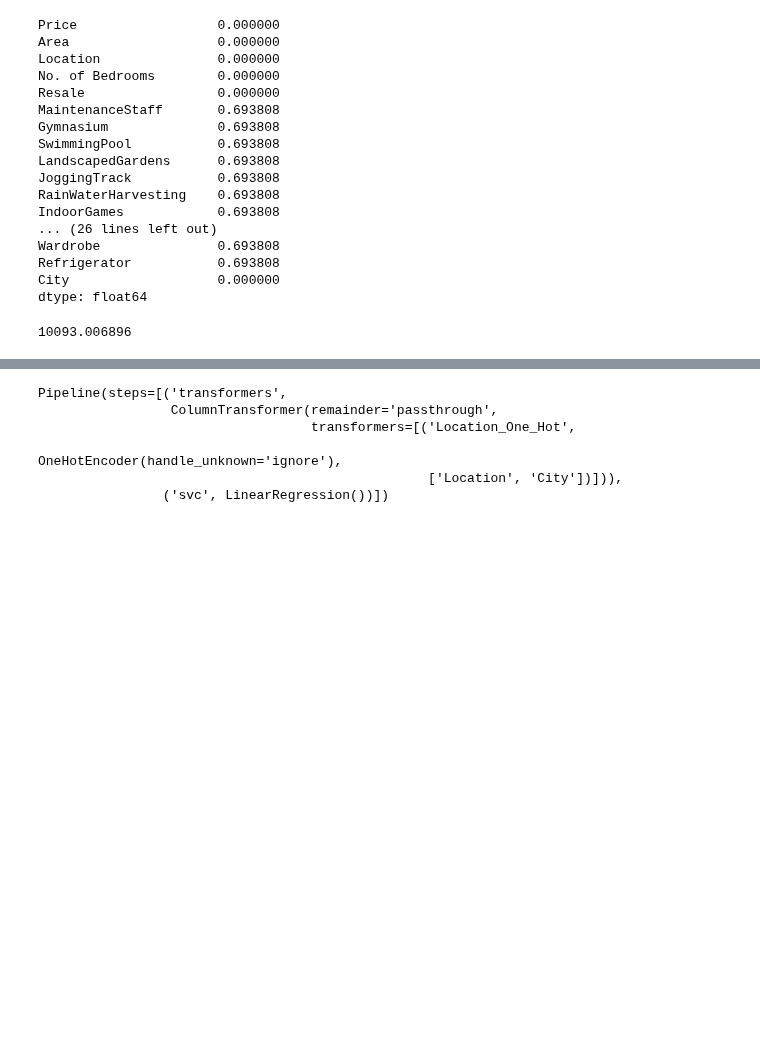
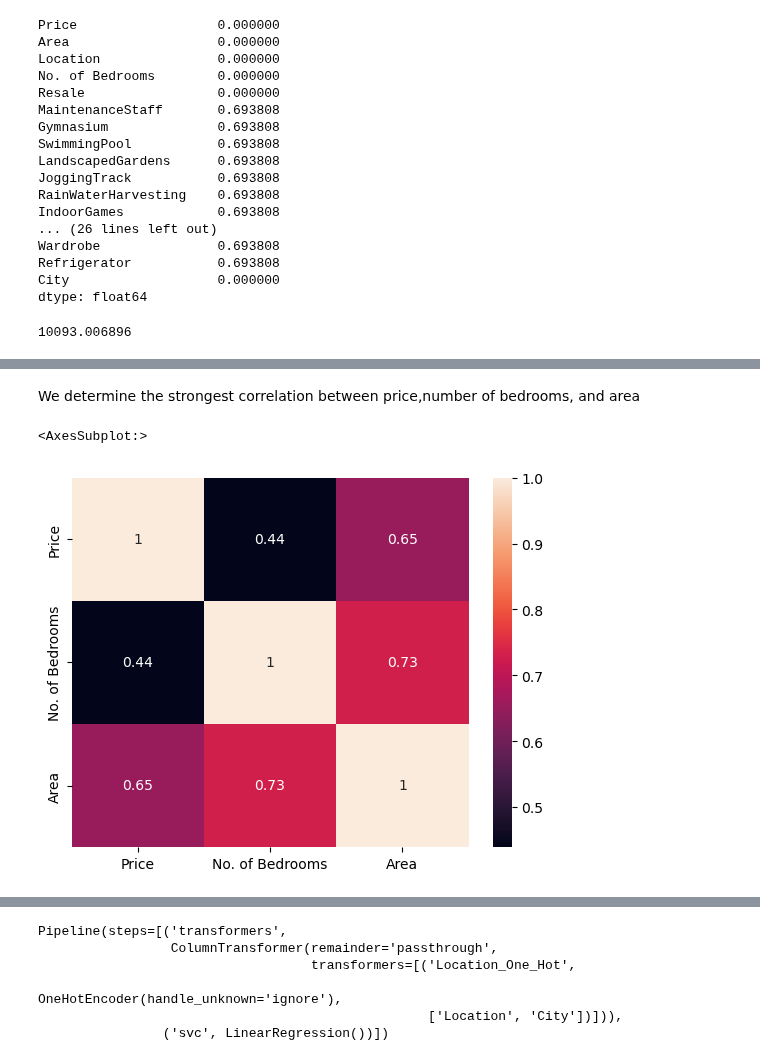
Before and after one commit to COGS118A/Group013-SP23, a Jupyter notebook: Checkpoint_Group013-SP23.ipynb, the cells around one changed output, grey strips where cells are left out. Cells and saved outputs as stored; diff of their text form; code cells hidden in the pictures; blank space fills up the shorter version.

```diff
--- a/Checkpoint_Group013-SP23.ipynb
+++ b/Checkpoint_Group013-SP23.ipynb
@@ -229,0 +256,9 @@ cleaned_df
+# %% [markdown]
+We determine the strongest correlation between price,number of bedrooms, and area
+# %%
+vars_to_consider = ['Price','No. of Bedrooms','Area']
+corr = cleaned_df[vars_to_consider].corr()
+sns.heatmap(corr, annot = True)
+# %% [output]
+<AxesSubplot:>
+[figure, added]
```
Also changed, not shown: parts of 15 cells of this notebook.
